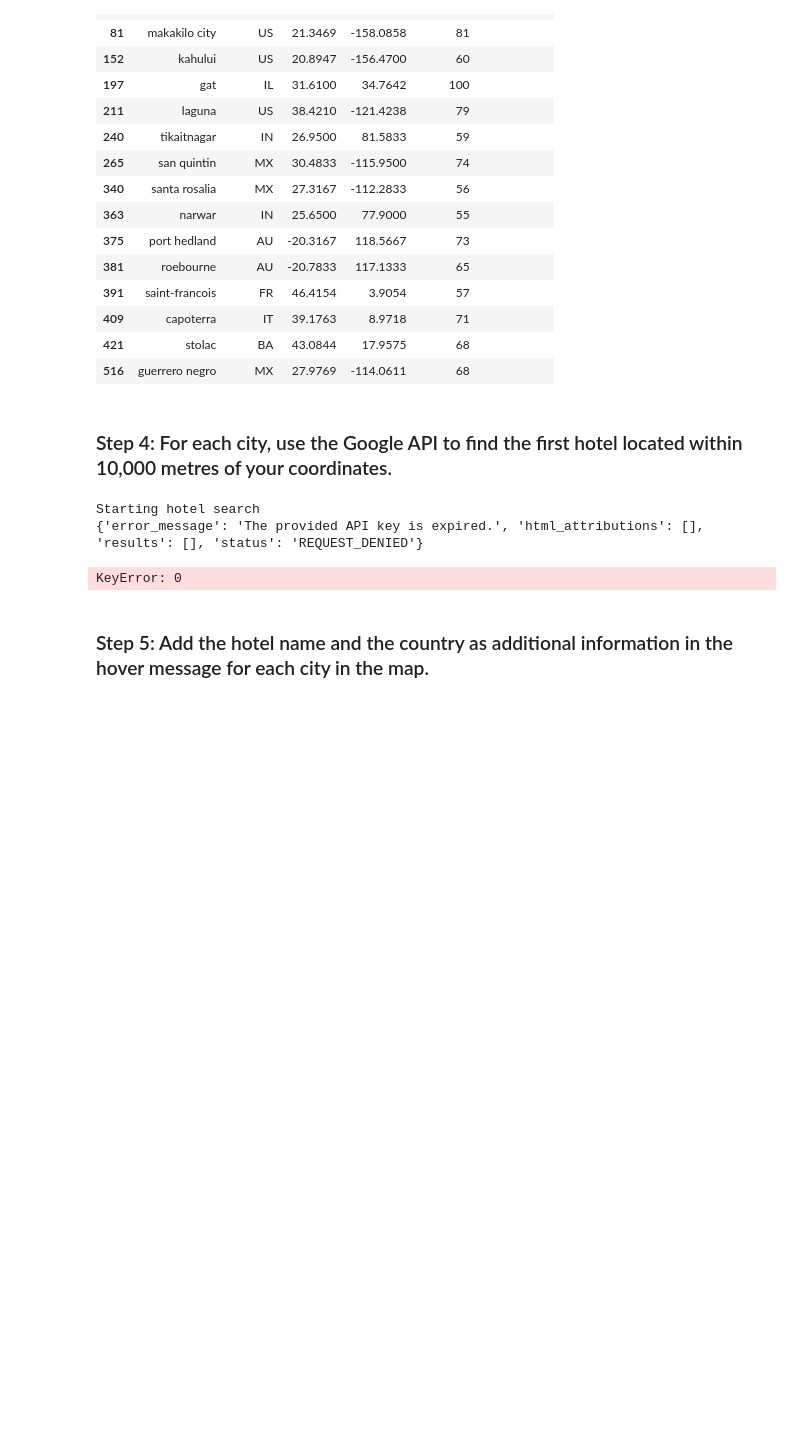
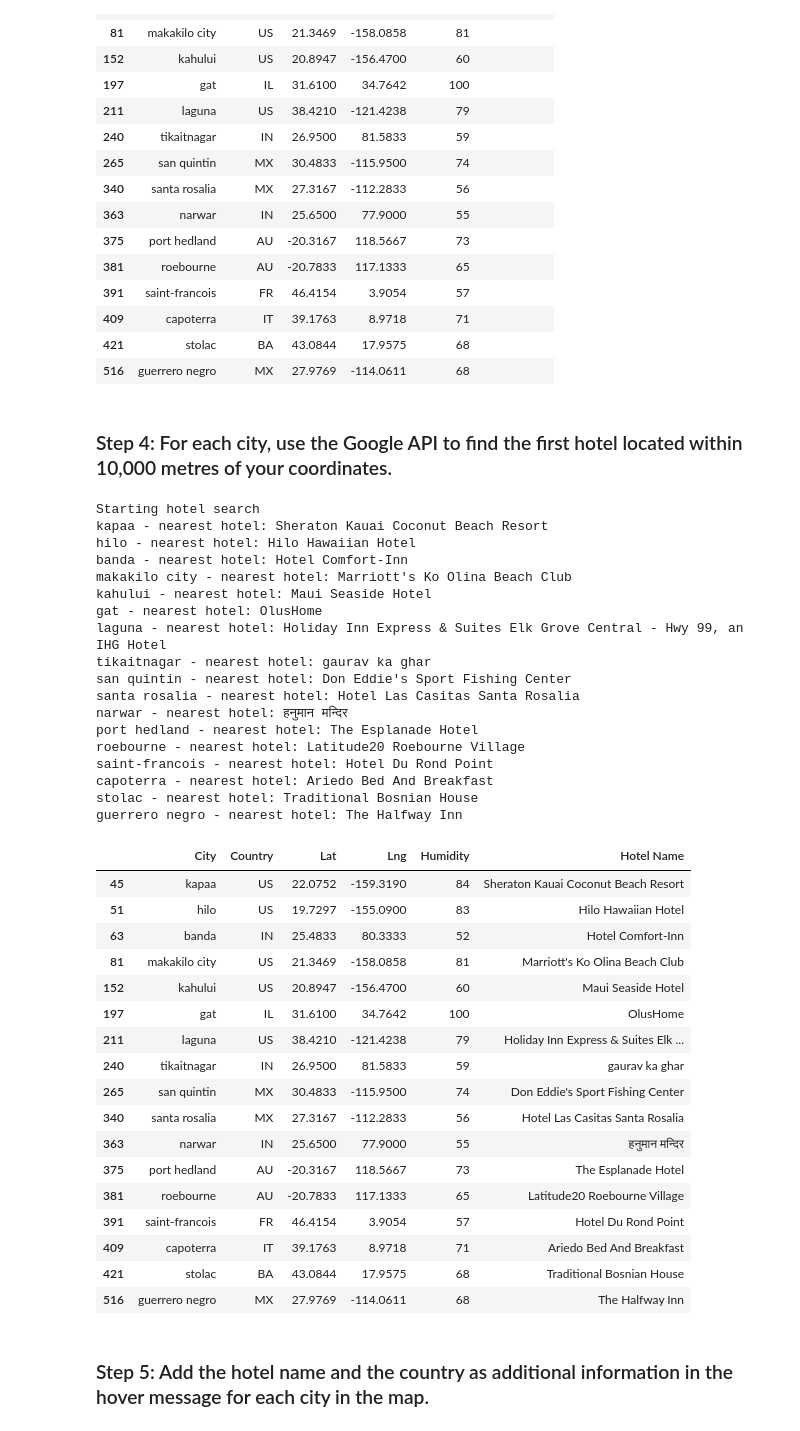
Before and after one commit to LibertyHeise/Weather-on-Vacation-Prediction-Modeling, a Jupyter notebook: VacationPy/VacationPyLH.ipynb, the cells around one changed output. Drawn from its saved outputs; the diff is of its cells as text; code cells hidden in the pictures; blank space fills up the shorter version.

```diff
--- a/VacationPy/VacationPyLH.ipynb
+++ b/VacationPy/VacationPyLH.ipynb
@@ -101,40 +104,72 @@ hotel_df
 # %%
 # Set parameters to search for a hotel
 radius = 10000
 params = {
     "key": g_key,
     "radius": 10000,
     "type": "lodging"
 }
 
 # Print a message to follow up the hotel search
 print("Starting hotel search")
 
 # Iterate through the hotel_df DataFrame
 for index, row in hotel_df.iterrows():
 
     lat = row["Lat"]
     lng = row["Lng"]
 
     params["location"] = f"{lat}, {lng}"
 
     base_url = "https://maps.googleapis.com/maps/api/place/nearbysearch/json"
     name_address = requests.get(base_url, params = params)
     name_address = name_address.json()
-    print(name_address)
 
-    #try:
-    hotel_df.loc[index, "Hotel Name"] = name_address ["results"][0]["name"]
-    # except (KeyError, IndexError):
-    #     hotel_df.loc[index, "Hotel Name"] = "No hotel found"
+    try:
+        hotel_df.loc[index, "Hotel Name"] = name_address ["results"][0]["name"]
+    except (KeyError, IndexError):
+        hotel_df.loc[index, "Hotel Name"] = "No hotel found"
 
     print(f"{hotel_df.loc[index, 'City']} - nearest hotel: {hotel_df.loc[index, 'Hotel Name']}")
 
 hotel_df
 # %% [output]
 Starting hotel search
-{'error_message': 'The provided API key is expired.', 'html_attributions': [], 'results': [], 'status': 'REQUEST_DENIED'}
+kapaa - nearest hotel: Sheraton Kauai Coconut Beach Resort
+hilo - nearest hotel: Hilo Hawaiian Hotel
+banda - nearest hotel: Hotel Comfort-Inn
+makakilo city - nearest hotel: Marriott's Ko Olina Beach Club
+kahului - nearest hotel: Maui Seaside Hotel
+gat - nearest hotel: OlusHome
+laguna - nearest hotel: Holiday Inn Express & Suites Elk Grove Central - Hwy 99, an IHG Hotel
+tikaitnagar - nearest hotel: gaurav ka ghar
+san quintin - nearest hotel: Don Eddie's Sport Fishing Center
+santa rosalia - nearest hotel: Hotel Las Casitas Santa Rosalia
+narwar - nearest hotel: हनुमान मन्दिर
+port hedland - nearest hotel: The Esplanade Hotel
+roebourne - nearest hotel: Latitude20 Roebourne Village
+saint-francois - nearest hotel: Hotel Du Rond Point
+capoterra - nearest hotel: Ariedo Bed And Breakfast
+stolac - nearest hotel: Traditional Bosnian House
+guerrero negro - nearest hotel: The Halfway Inn
-KeyError: 0
+|  | City | Country | Lat | Lng | Humidity | Hotel Name |
+| 45 | kapaa | US | 22.0752 | -159.3190 | 84 | Sheraton Kauai Coconut Beach Resort |
+| 51 | hilo | US | 19.7297 | -155.0900 | 83 | Hilo Hawaiian Hotel |
+| 63 | banda | IN | 25.4833 | 80.3333 | 52 | Hotel Comfort-Inn |
+| 81 | makakilo city | US | 21.3469 | -158.0858 | 81 | Marriott's Ko Olina Beach Club |
+| 152 | kahului | US | 20.8947 | -156.4700 | 60 | Maui Seaside Hotel |
+| 197 | gat | IL | 31.6100 | 34.7642 | 100 | OlusHome |
+| 211 | laguna | US | 38.4210 | -121.4238 | 79 | Holiday Inn Express & Suites Elk ... |
+| 240 | tikaitnagar | IN | 26.9500 | 81.5833 | 59 | gaurav ka ghar |
+| 265 | san quintin | MX | 30.4833 | -115.9500 | 74 | Don Eddie's Sport Fishing Center |
+| 340 | santa rosalia | MX | 27.3167 | -112.2833 | 56 | Hotel Las Casitas Santa Rosalia |
+| 363 | narwar | IN | 25.6500 | 77.9000 | 55 | हनुमान मन्दिर |
+| 375 | port hedland | AU | -20.3167 | 118.5667 | 73 | The Esplanade Hotel |
+| 381 | roebourne | AU | -20.7833 | 117.1333 | 65 | Latitude20 Roebourne Village |
+| 391 | saint-francois | FR | 46.4154 | 3.9054 | 57 | Hotel Du Rond Point |
+| 409 | capoterra | IT | 39.1763 | 8.9718 | 71 | Ariedo Bed And Breakfast |
+| 421 | stolac | BA | 43.0844 | 17.9575 | 68 | Traditional Bosnian House |
+| 516 | guerrero negro | MX | 27.9769 | -114.0611 | 68 | The Halfway Inn |
 # %% [markdown]
 ### Step 5: Add the hotel name and the country as additional information in the hover message for each city in the map.
 # %%
```
Also changed, not shown: parts of 2 cells of this notebook.
